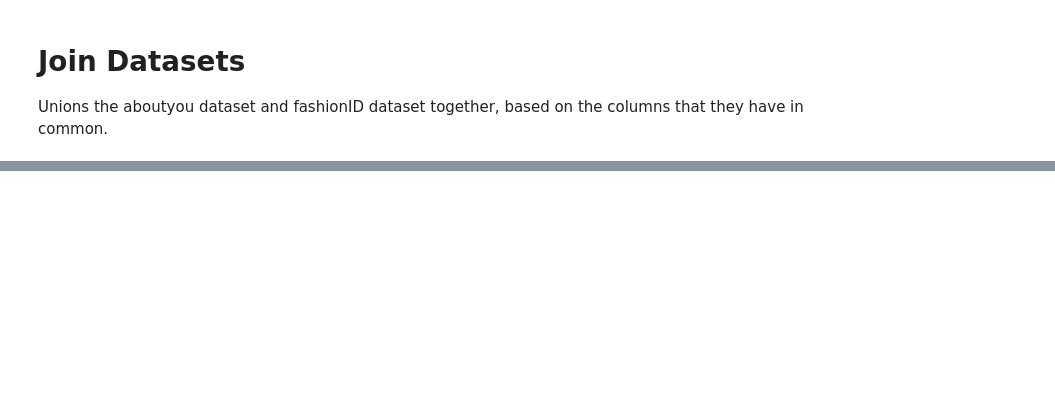
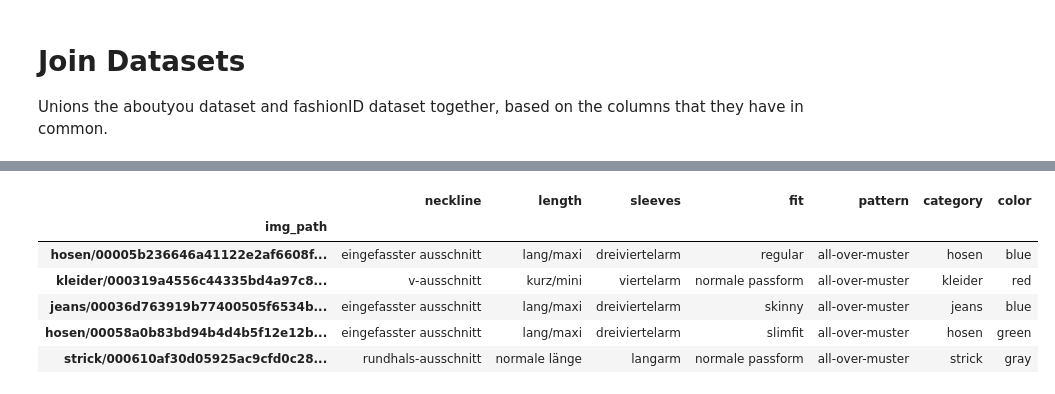
Before and after one commit to sonynka/fashion_scraper, a Jupyter notebook: data_processing/join_datasets.ipynb, the cells around one changed output, grey strips where cells are left out. Saved outputs shown, nothing was run; the diff lists cells and outputs as text; code cells hidden in the pictures; blank space fills up the shorter version.

```diff
--- a/data_processing/join_datasets.ipynb
+++ b/data_processing/join_datasets.ipynb
@@ -18,0 +21,24 @@ df.to_csv('../../../data/img_attr_merged.csv', sep='\t', index=False, encoding='
+# %%
+col_names_mappings = {'ausschnitt': 'neckline',
+                      'länge': 'length',
+                      'ärmellänge': 'sleeves',
+                      'passform': 'fit',
+                      'muster': 'pattern',
+                      'category': 'category',
+                      'color': 'color'}
+# %%
+def rename_column_names(df_columns, mapping):
+    renamed_cols = []
+
+    for col in df_columns:
+        col_name, col_value = col.split('_')
+        col_name = mapping[col_name] if col_name in mapping else col_name
+        renamed_cols.append(col_name + '_' + col_value)
+
+    return renamed_cols
+# %%
+df_about.columns = rename_column_names(df_about.columns, col_names_mappings)
+df_zalando.columns = rename_column_names(df_zalando.columns, col_names_mappings)
+
+print(df_zalando.columns)
+df_zalando.head()
@@ -18,0 +82,13 @@ df.to_csv('../../../data/img_attr_merged.csv', sep='\t', index=False, encoding='
+# %%
+df_about = unstack_columns(df_about, col_names_mappings)
+df_zalando = unstack_columns(df_zalando, col_names_mappings)
+
+df_about.head()
+# %% [output]
+|  | neckline | length | sleeves | fit | pattern | category | color |
+| img_path |  |  |  |  |  |  |  |
+| hosen/00005b236646a41122e2af6608f... | eingefasster ausschnitt | lang/maxi | dreiviertelarm | regular | all-over-muster | hosen | blue |
+| kleider/000319a4556c44335bd4a97c8... | v-ausschnitt | kurz/mini | viertelarm | normale passform | all-over-muster | kleider | red |
+| jeans/00036d763919b77400505f6534b... | eingefasster ausschnitt | lang/maxi | dreiviertelarm | skinny | all-over-muster | jeans | blue |
+| hosen/00058a0b83bd94b4d4b5f12e12b... | eingefasster ausschnitt | lang/maxi | dreiviertelarm | slimfit | all-over-muster | hosen | green |
+| strick/000610af30d05925ac9cfd0c28... | rundhals-ausschnitt | normale länge | langarm | normale passform | all-over-muster | strick | gray |
```
Also changed, not shown: parts of 22 cells of this notebook, 3 other files.
